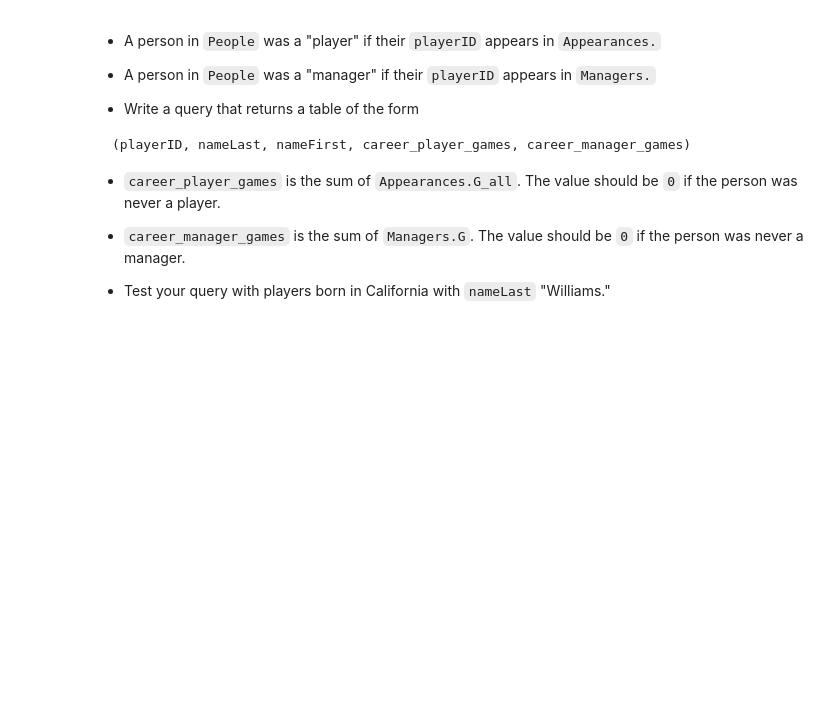
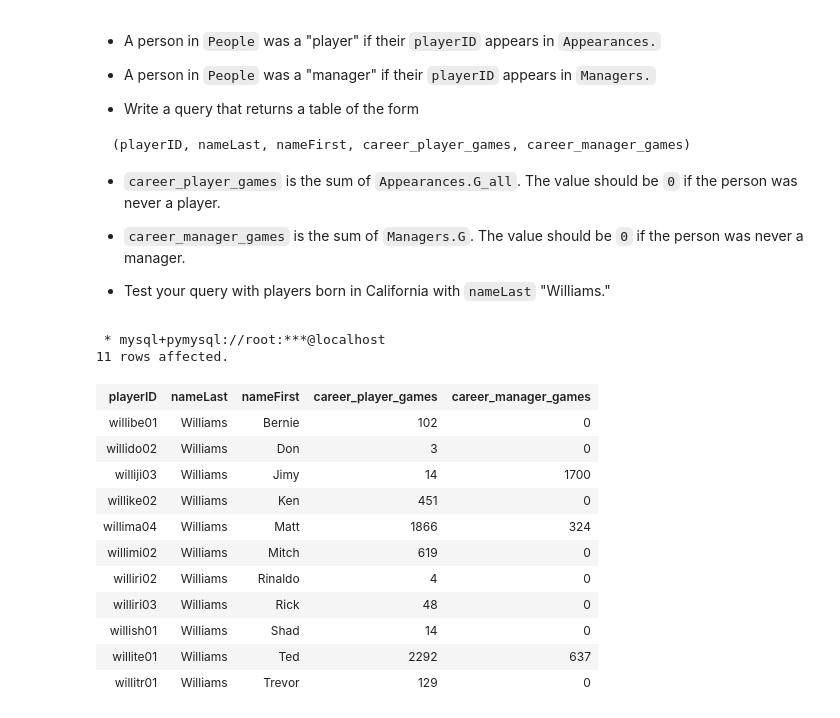
Before and after one commit to TereseWang/F23_DB, a Jupyter notebook: S23-W4111-HW-1/S23-W4111-HW1-P2.ipynb, the cells around one changed output. Cells and saved outputs as stored; diff of their text form; code cells hidden in the pictures; blank space fills up the shorter version.

````diff
--- a/S23-W4111-HW-1/S23-W4111-HW1-P2.ipynb
+++ b/S23-W4111-HW-1/S23-W4111-HW1-P2.ipynb
@@ -1035,3 +1132,33 @@ WHERE Appearances.playerID IS NOT NULL;
 
 
 - Test your query with players born in California with ```nameLast``` "Williams."
+# %%
+%%sql
+select p.playerID, p.nameLast, p.nameFirst,
+       COALESCE(career_player_games, 0)career_player_games,
+       COALESCE(career_manager_games, 0)career_manager_games
+from People as p
+left join
+    (select playerID, sum(G) as career_manager_games
+         from Managers group by playerID) as manager_table
+    on manager_table.playerID = p.playerID
+left join
+    (select playerID, sum(G_all) as  career_player_games
+         from Appearances group by playerID) as player_table
+    on player_table.playerID = p.playerID
+where p.birthState = 'CA' and p.nameLast = 'Williams'
+# %% [output]
+ * mysql+pymysql://root:***@localhost
+11 rows affected.
+| playerID | nameLast | nameFirst | career_player_games | career_manager_games |
+| willibe01 | Williams | Bernie | 102 | 0 |
+| willido02 | Williams | Don | 3 | 0 |
+| williji03 | Williams | Jimy | 14 | 1700 |
+| willike02 | Williams | Ken | 451 | 0 |
+| willima04 | Williams | Matt | 1866 | 324 |
+| willimi02 | Williams | Mitch | 619 | 0 |
+| williri02 | Williams | Rinaldo | 4 | 0 |
+| williri03 | Williams | Rick | 48 | 0 |
+| willish01 | Williams | Shad | 14 | 0 |
+| willite01 | Williams | Ted | 2292 | 637 |
+| willitr01 | Williams | Trevor | 129 | 0 |
````
Also changed, not shown: parts of 28 cells of this notebook, 10 other files.
